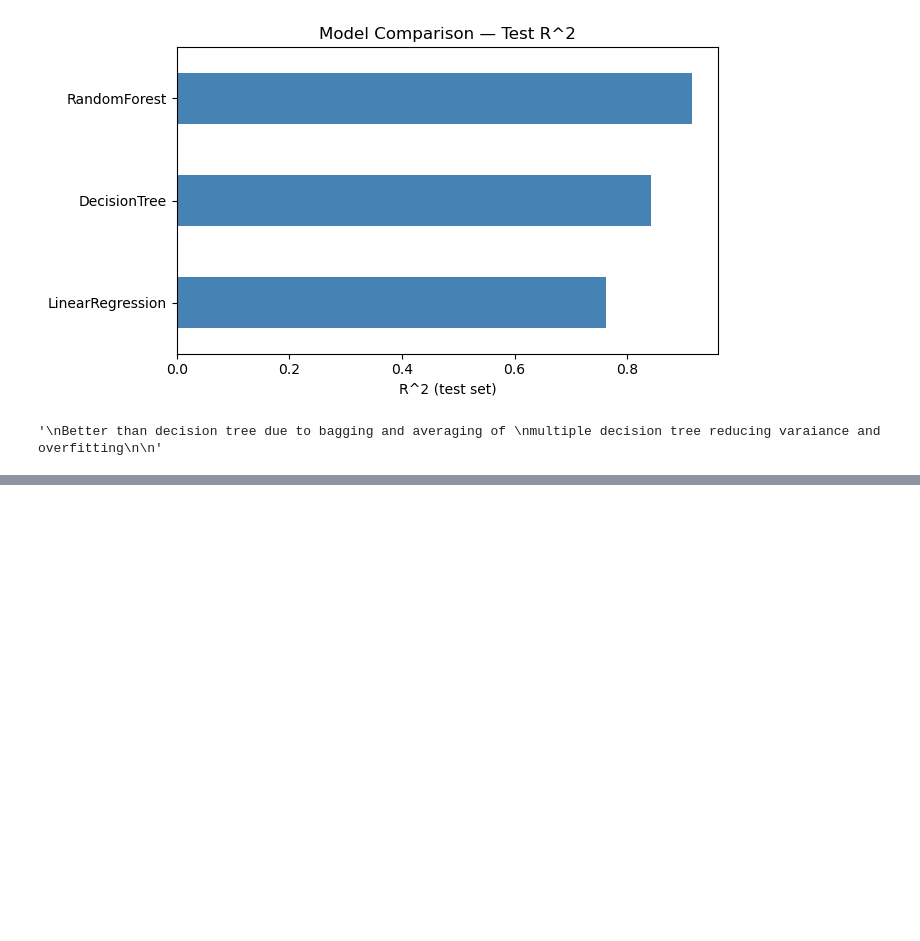
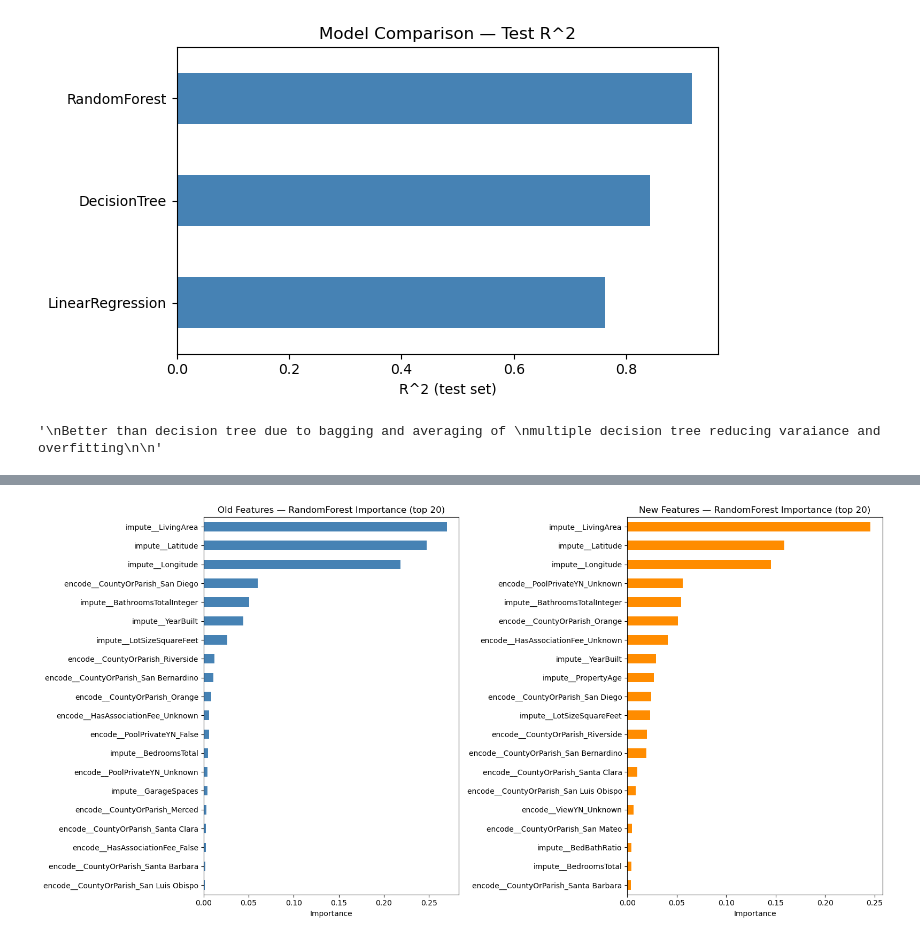
Before and after one commit to matthewviray/idx-exchange-project, a Jupyter notebook: notebooks/04_model_comparison.ipynb, the cells around one changed output, grey strips where cells are left out. Cells and saved outputs as stored; diff of their text form; code cells hidden in the pictures; blank space fills up the shorter version.

```diff
--- a/notebooks/04_model_comparison.ipynb
+++ b/notebooks/04_model_comparison.ipynb
@@ -292,0 +423,24 @@ plt.show()
+# %%
+# Feature importance — old vs. new feature set, Random Forest
+old_feature_names = tuned_results['RandomForest']['pipeline'].named_steps['preprocessor'].get_feature_names_out()
+old_importances = tuned_results['RandomForest']['pipeline'].named_steps['model'].feature_importances_
+old_feat_imp = pd.Series(old_importances, index=old_feature_names).sort_values(ascending=True)
+
+new_feature_names = new_results['RandomForest']['pipeline'].named_steps['preprocessor'].get_feature_names_out()
+new_importances = new_results['RandomForest']['pipeline'].named_steps['model'].feature_importances_
+new_feat_imp = pd.Series(new_importances, index=new_feature_names).sort_values(ascending=True)
+
+fig, axes = plt.subplots(1, 2, figsize=(16, 8))
+
+old_feat_imp.tail(20).plot(kind='barh', ax=axes[0], color='steelblue')
+axes[0].set_xlabel('Importance')
+axes[0].set_title('Old Features — RandomForest Importance (top 20)')
+
+new_feat_imp.tail(20).plot(kind='barh', ax=axes[1], color='darkorange')
+axes[1].set_xlabel('Importance')
+axes[1].set_title('New Features — RandomForest Importance (top 20)')
+
+plt.tight_layout()
+plt.show()
+# %% [output]
+[figure, added]
```
Also changed, not shown: parts of 14 cells of this notebook, 1 other file.
